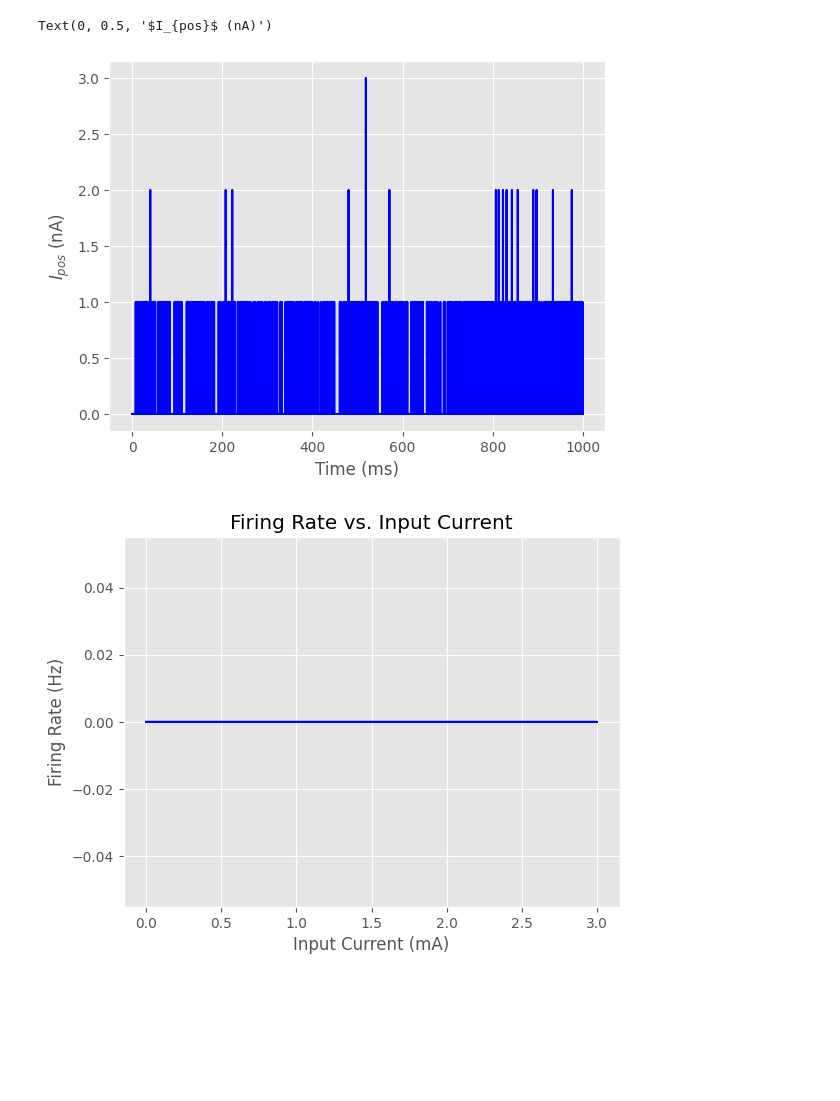
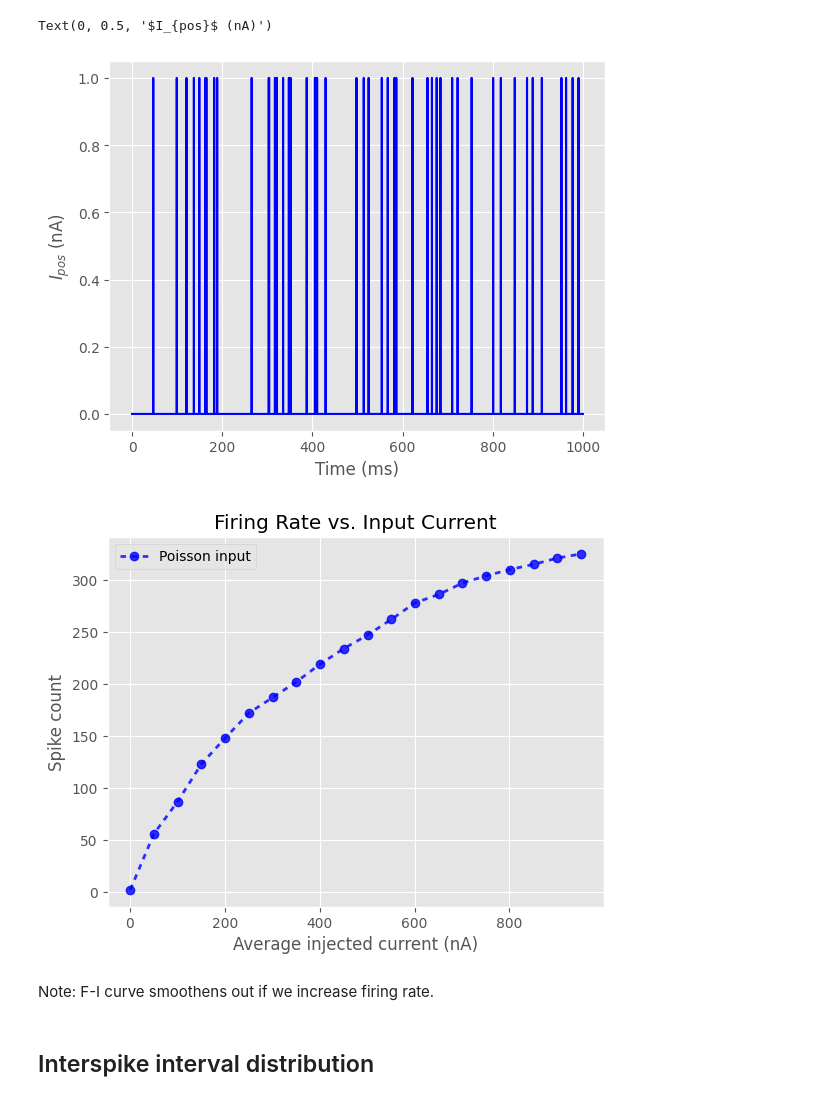
Before and after one commit to rahul-nauni/neuron_dynamics, a Jupyter notebook: synaptic_LIF_poisson.ipynb, the cells around one changed output. Saved outputs shown, nothing was run; the diff lists cells and outputs as text; code cells hidden in the pictures; blank space fills up the shorter version.

Commit message:
Added Q3 solution and related plots

```diff
--- a/synaptic_LIF_poisson.ipynb
+++ b/synaptic_LIF_poisson.ipynb
@@ -29,7 +39,7 @@ def default_params(**kwargs):
     params['E_L'] = 0.0  # Resting potential (in mV)
     params['V_th'] = 20.0  # Threshold voltage (in mV)
     params['V_reset'] = 0.0  # Reset voltage (in mV)
-    params['V_init'] = -70.0   # initial potential [mV]
+    params['V_init'] = 0.0   # initial potential [mV]
     params['t_ref'] = 2.0  # Refractory period (in ms)
 
     # Define the simulation parameters
@@ -55,8 +65,8 @@ def generate_poisson_spikes(params, rate, user_seed=False):
     user_seed   :   Random seed. int or boolean
     """
      # get simulation parameters
-    dt, T = params['dt'], params['T']
-    n = int(T / dt) # Number of spike trains
+    dt, range_t = params['dt'], params['range_t']
+    Lt = range_t.size
 
     # set random seed
     if user_seed:
@@ -65,7 +75,7 @@ def generate_poisson_spikes(params, rate, user_seed=False):
         np.random.seed()
 
     # generate poisson spike trains
-    I_pos = np.random.poisson(rate * (dt/1000.), size=n)
+    I_pos = np.random.poisson(lam=rate * (dt/1000.), size=Lt)
 
     return I_pos
 # %%
@@ -171,9 +177,10 @@ params = default_params(T=1000.)
 # %%
+# Default parameters
+params = default_params(T=1000.)
+
 # Add parameters
 params['tau_syn'] = 5.  # [ms]
 params['I0'] = 20.
 
 # Generate poisson spike trains
-rate = 500 # poisson rate (Hz)
-n = 100 # number of spike trains
-I_pos = generate_poisson_spikes(params, rate=rate, user_seed=False)
+rate_range = np.arange(1, 1000, 50) # poisson rate range (Hz)
@@ -183,13 +187,18 @@ firing_rate = run_synaptic_LIF(params, I_ext=I_pos)
 # %%
-# Plot input spikes
-plt.plot(params['range_t'], I_pos, 'blue')
+# Plot example input spikes
+I_pos = generate_poisson_spikes(params, rate=rate_range[1], user_seed=False)
+plt.plot(params['range_t'], I_pos, 'b-')
 plt.xlabel('Time (ms)')
 plt.ylabel(r'$I_{pos}$ (nA)')
 # %% [output]
 Text(0, 0.5, '$I_{pos}$ (nA)')
-[figure, old version]
+[figure, new version]
 # %%
 # Plot firing rate vs input current
-plot_firing_rate_vs_input(params, I_pos)
+spk_counts = plot_firing_rate_vs_input(params, rate_range)
 # %% [output]
-[figure, old version]
+[figure, new version]
+# %% [markdown]
+Note: F-I curve smoothens out if we increase firing rate.
+# %% [markdown]
+## Interspike interval distribution
```
Also changed, not shown: parts of 14 cells of this notebook, 7 other files.
